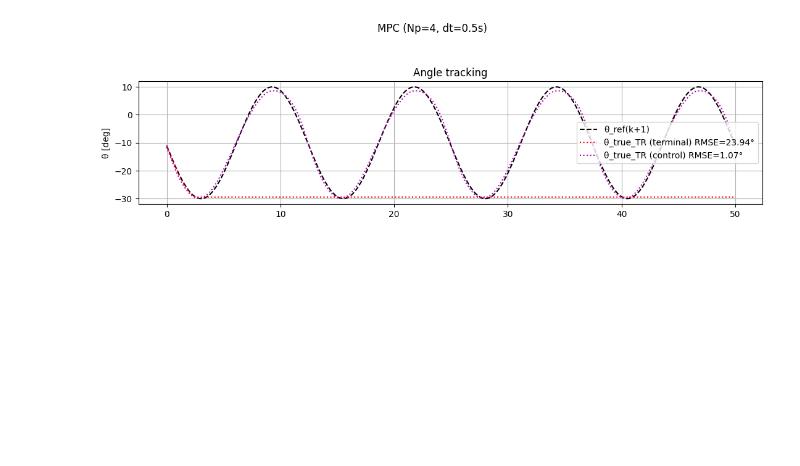
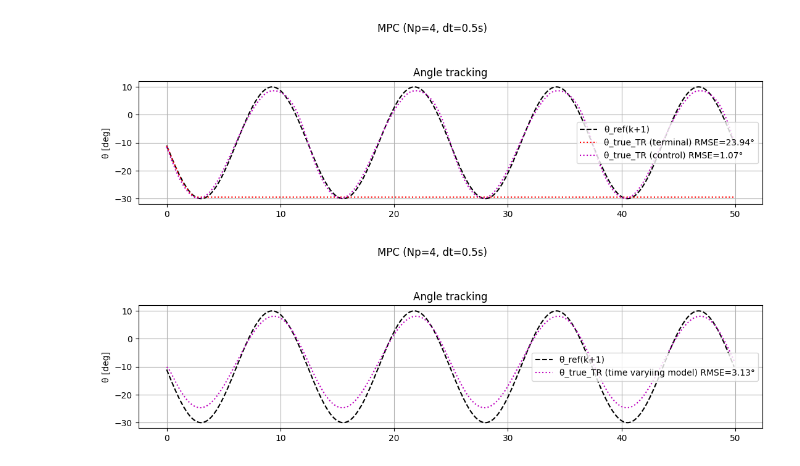
Before and after one commit to jhiltonjones/road_to_paper, a Jupyter notebook: mpc_controller.ipynb, the cells around one changed output. Saved outputs shown, nothing was run; the diff lists cells and outputs as text; code cells hidden in the pictures; blank space fills up the shorter version.

Commit message:
Implemented time varying draft

```diff
--- a/mpc_controller.ipynb
+++ b/mpc_controller.ipynb
@@ -3154,0 +3415,37 @@ plt.show()
+# %%
+dt=0.1
+error_threshold =np.inf
+eps_theta_deg=15.0
+sigma_theta_meas_deg=0
+Np = 15
+theta_max = np.inf
+u_max=np.inf
+log2 = mpc_compare_logged8(ref_sine, T=time, dt=dt, p_vec=p_vec,
+                          Np=Np, w_th=40.0, w_u=1.0,
+                          psi0_rad=np.deg2rad(-15), J_min=1e-5,
+                          s_steps=10, eps_theta_deg=eps_theta_deg, sigma_theta_meas_deg=sigma_theta_meas_deg,error_threshold=error_threshold)
+# %%
+
+t = log2["t"]
+qs = log.get("qp_status", np.zeros_like(t))
+qs = np.asarray(qs).astype(bool)
+qs = qs[:len(t)]
+mask = qs
+
+plt.figure(figsize=(11,8))
+plt.suptitle(f"MPC (Np={int(log['Np'])}, dt={log['dt']:.3g}s)")
+
+ax1 = plt.subplot(3,1,1)
+ax1.plot(t, log2["theta_ref_deg"], "k--", label="θ_ref(k+1)")
+
+ax1.plot(t, log2["theta_true_next_tr_deg_cl"], "m:",
+         label=f"θ_true_TR (time varyiing model) RMSE={log2['rmse_traj_tr_deg_cl']:.2f}°")
+
+ax1.set_title("Angle tracking"); ax1.set_ylabel("θ [deg]")
+ax1.legend(); ax1.grid(True)
+
+
+plt.tight_layout(rect=[0,0,1,0.95])
+plt.show()
+# %% [output]
+[figure, added]
```
Also changed, not shown: parts of 7 cells of this notebook.
